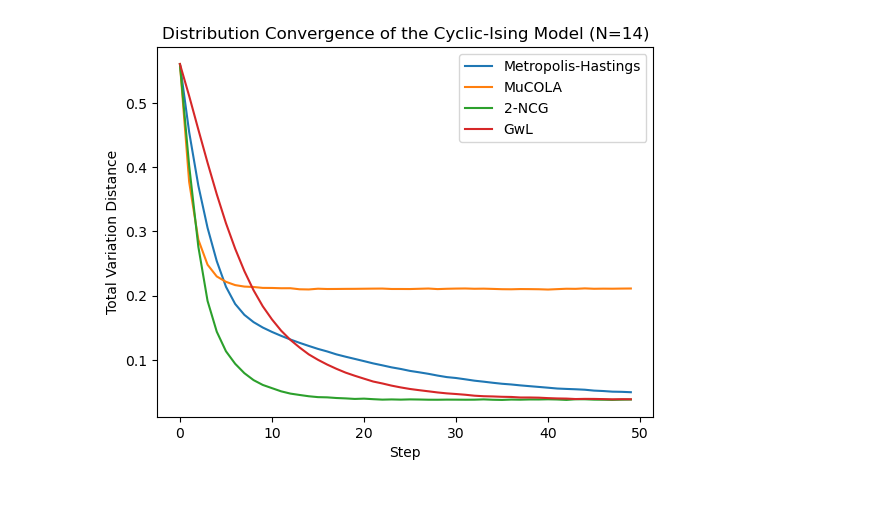
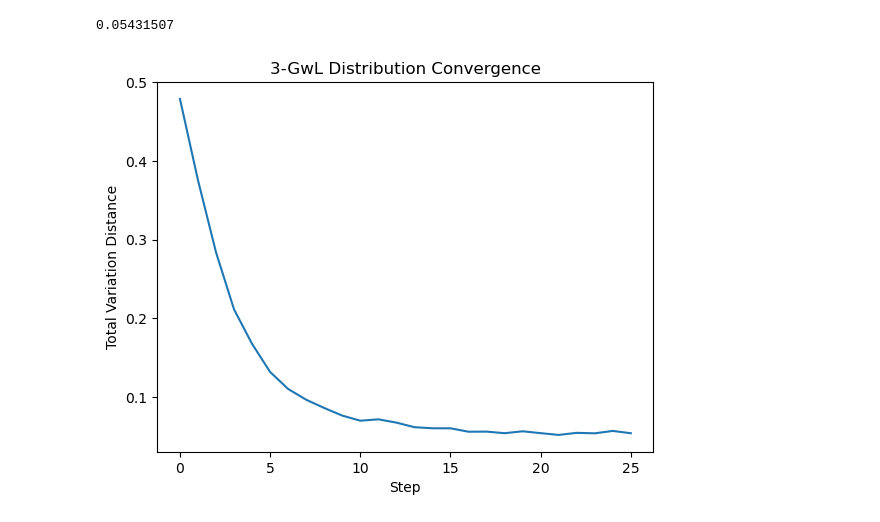
Before and after one commit to shainotshy1/MCMC_Comparisons, a Jupyter notebook: LanguageAlign/test.ipynb, the cells around one changed output. Cells and saved outputs as stored; diff of their text form; code cells hidden in the pictures.

```diff
--- a/LanguageAlign/test.ipynb
+++ b/LanguageAlign/test.ipynb
@@ -315,15 +311,0 @@ plt.show()
-# %%
-graph_n = 50
-
-plt.plot(vd_traj_mh[:graph_n], label='Metropolis-Hastings')
-plt.plot(vd_traj[:graph_n], label='MuCOLA')
-plt.plot(vd_traj_ncg[:graph_n], label='2-NCG')
-plt.plot(vd_traj_gwl[:graph_n], label='GwL')
-plt.title("Distribution Convergence of the Cyclic-Ising Model (N=14)")
-plt.xlabel("Step")
-plt.ylabel("Total Variation Distance")
-
-plt.legend()
-plt.show()
-# %% [output]
-[figure, removed]
@@ -329,0 +416,20 @@ plt.show()
+# %%
+x0 = np.random.choice(a=[-1, 1], size=(m, N), p=[0.5, 0.5]).astype(np.float32) # Initialize with uniform boolean embedding
+
+order = 3
+alpha = 1.0
+vocab = [np.array([-1.0]), np.array([1.0])]
+samples_2gwl, vd_traj_2gwl = sample_igwl(calc_U, calc_dU, x0, iter, alpha, vocab, p=2, return_vd_traj=True, baseline_distr=baseline_distr, order=order)
+vd_2gwl, distr_map_2gwl = calc_variational_dist(samples_2gwl, baseline_distr)
+
+print(vd_2gwl)
+plt.plot(vd_traj_2gwl)
+plt.title(f"{order}-GwL Distribution Convergence")
+plt.xlabel("Step")
+plt.ylabel("Total Variation Distance")
+plt.xticks(np.arange(0, iter + 1, 5))
+
+plt.show()
+# %% [output]
+0.05431507
+[figure, added]
```
Also changed, not shown: parts of 11 cells of this notebook.
